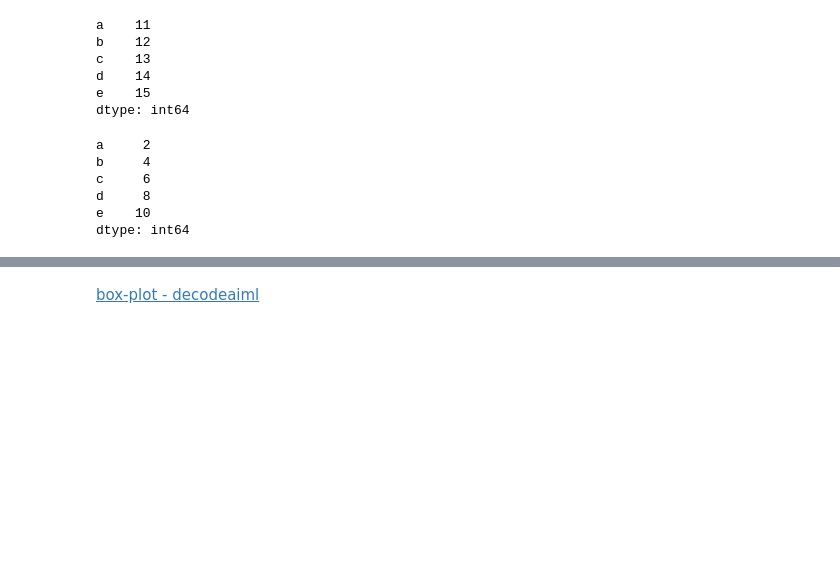
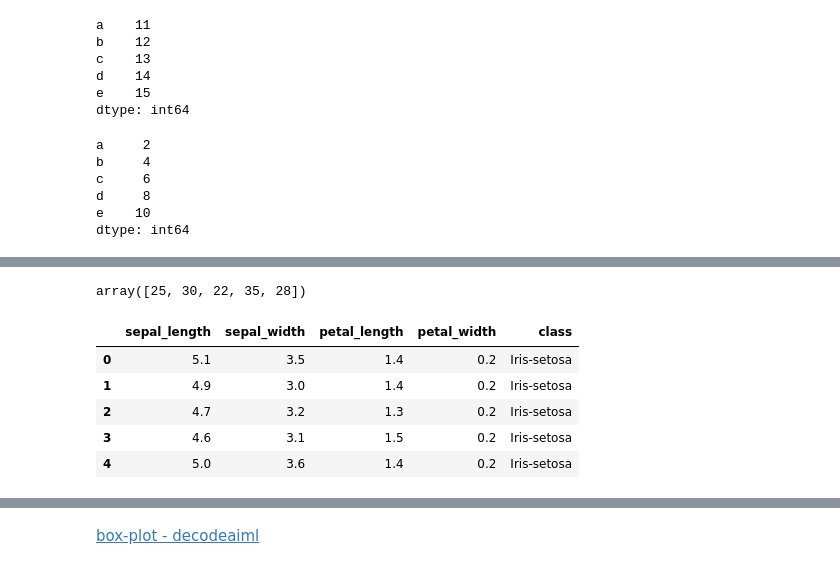
Before and after one commit to ahsankhan609/learn_ds_ml, a Jupyter notebook: notebooks/05_pandas/notes.ipynb, the cells around one changed output, grey strips where cells are left out. Drawn from its saved outputs; the diff is of its cells as text; code cells hidden in the pictures; blank space fills up the shorter version.

```diff
--- a/notebooks/05_pandas/notes.ipynb
+++ b/notebooks/05_pandas/notes.ipynb
@@ -296,0 +346,23 @@ dtype: int64
+# %%
+# extract Age column as a NumPy array (pandas 3.x: use to_numpy(), not .values)
+age_array: np.ndarray = student_df['Age'].to_numpy()
+age_array
+# %% [output]
+array([25, 30, 22, 35, 28])
+# %%
+iris_data = "https://archive.ics.uci.edu/ml/machine-learning-databases/iris/iris.data"
+
+# this dataset have no header, so we need to specify column names
+column_names: list[str] = ['sepal_length', 'sepal_width', 'petal_length', 'petal_width', 'class']
+
+iris_df = pd.read_csv(iris_data, header=None, names=column_names)
+iris_df
+
+iris_df.head()
+# %% [output]
+|  | sepal_length | sepal_width | petal_length | petal_width | class |
+| 0 | 5.1 | 3.5 | 1.4 | 0.2 | Iris-setosa |
+| 1 | 4.9 | 3.0 | 1.4 | 0.2 | Iris-setosa |
+| 2 | 4.7 | 3.2 | 1.3 | 0.2 | Iris-setosa |
+| 3 | 4.6 | 3.1 | 1.5 | 0.2 | Iris-setosa |
+| 4 | 5.0 | 3.6 | 1.4 | 0.2 | Iris-setosa |
```
Also changed, not shown: parts of 14 cells of this notebook.
